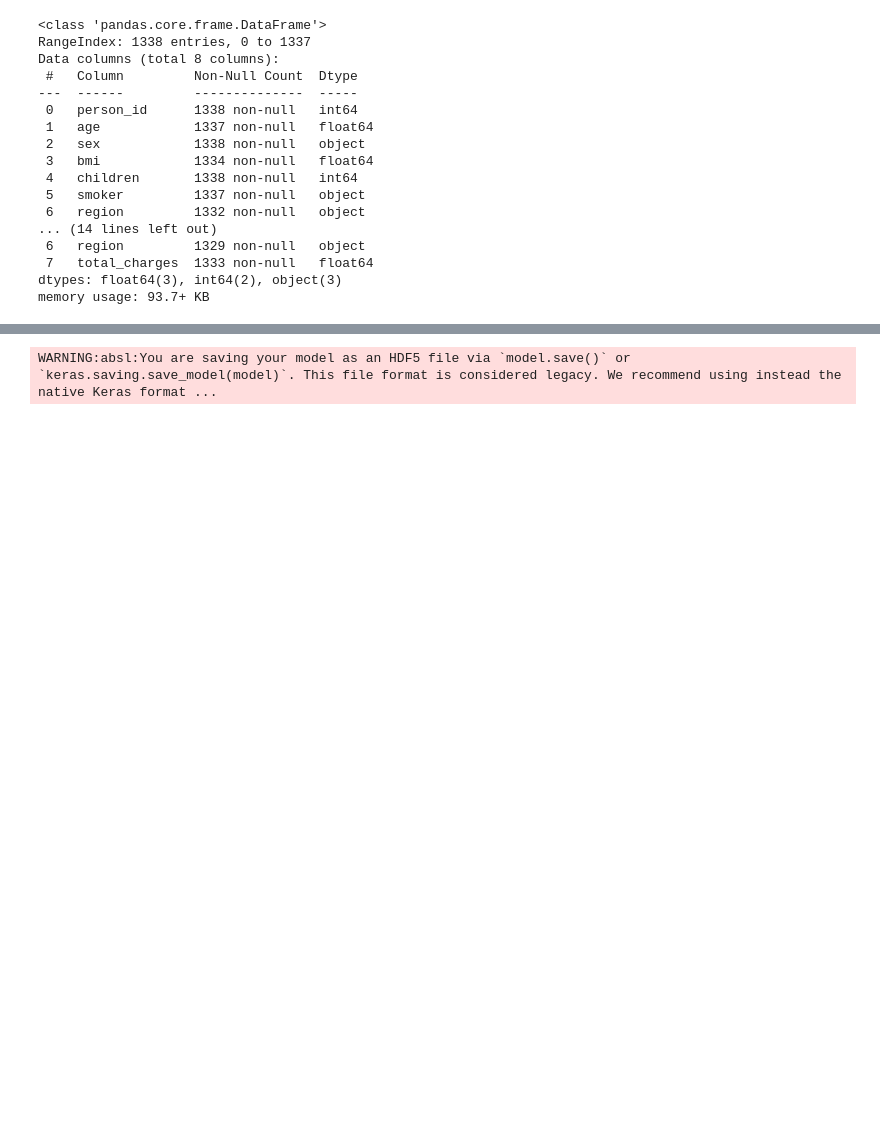
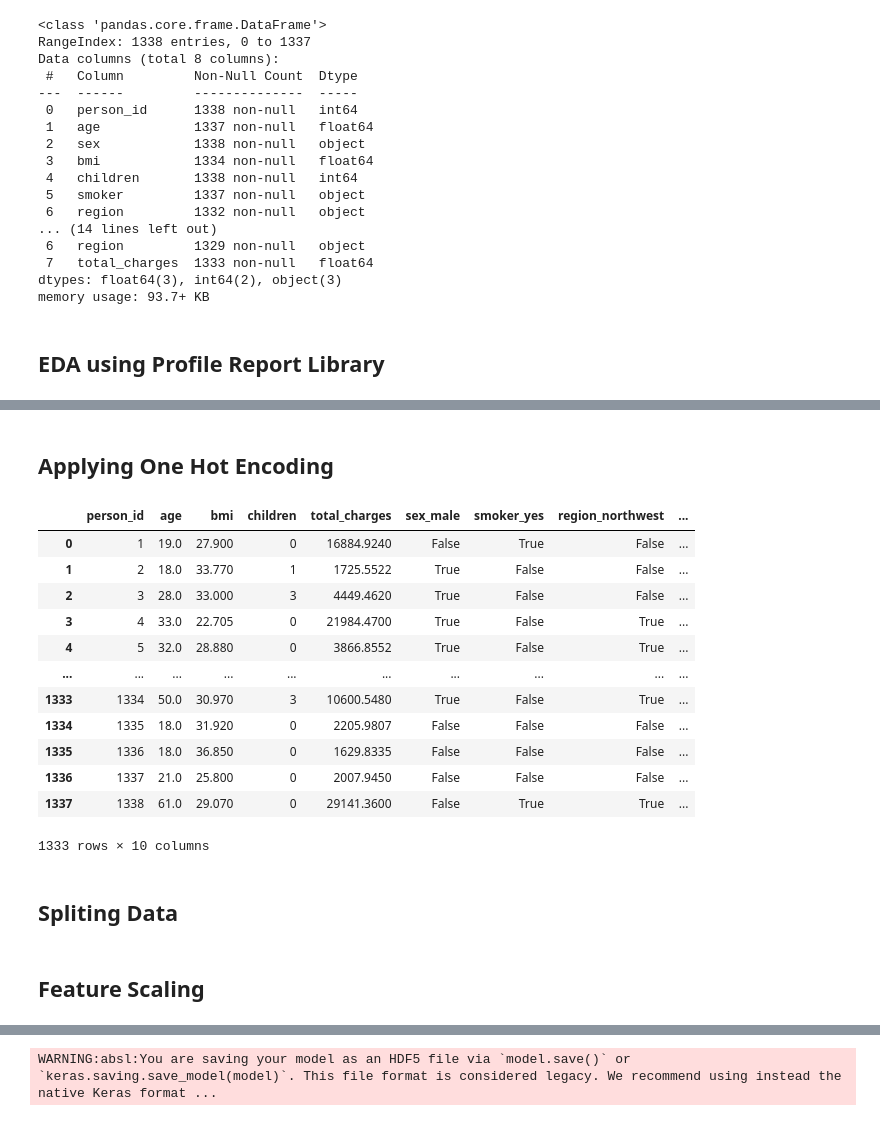
Before and after one commit to aniketraut16/VI-SEM-LABS, a Jupyter notebook: Deep Learning/DL_P1.ipynb, the cells around one changed output, grey strips where cells are left out. Drawn from its saved outputs; the diff is of its cells as text; code cells hidden in the pictures; blank space fills up the shorter version.

```diff
--- a/Deep Learning/DL_P1.ipynb
+++ b/Deep Learning/DL_P1.ipynb
@@ -74,15 +80,38 @@ Data columns (total 8 columns):
  7   total_charges  1333 non-null   float64
 dtypes: float64(3), int64(2), object(3)
 memory usage: 93.7+ KB
+# %% [markdown]
+## EDA using Profile Report Library
 # %%
 ProfileReport(df)
 # %% [output]
 [interactive output not drawn]
+# %% [markdown]
+## Applying One Hot Encoding
 # %%
 df = pd.get_dummies(df, columns=['sex', 'smoker', 'region'], drop_first=True)
+df
+# %% [output]
+|  | person_id | age | bmi | children | total_charges | sex_male | smoker_yes | region_northwest | ... |
+| 0 | 1 | 19.0 | 27.900 | 0 | 16884.9240 | False | True | False | ... |
+| 1 | 2 | 18.0 | 33.770 | 1 | 1725.5522 | True | False | False | ... |
+| 2 | 3 | 28.0 | 33.000 | 3 | 4449.4620 | True | False | False | ... |
+| 3 | 4 | 33.0 | 22.705 | 0 | 21984.4700 | True | False | True | ... |
+| 4 | 5 | 32.0 | 28.880 | 0 | 3866.8552 | True | False | True | ... |
+| ... | ... | ... | ... | ... | ... | ... | ... | ... | ... |
+| 1333 | 1334 | 50.0 | 30.970 | 3 | 10600.5480 | True | False | True | ... |
+| 1334 | 1335 | 18.0 | 31.920 | 0 | 2205.9807 | False | False | False | ... |
+| 1335 | 1336 | 18.0 | 36.850 | 0 | 1629.8335 | False | False | False | ... |
+| 1336 | 1337 | 21.0 | 25.800 | 0 | 2007.9450 | False | False | False | ... |
+| 1337 | 1338 | 61.0 | 29.070 | 0 | 29141.3600 | False | True | True | ... |
+1333 rows × 10 columns
+# %% [markdown]
+## Spliting Data
 # %%
 X = df.drop('total_charges', axis=1)
 y = df['total_charges']
 # %%
 X_train, X_test, y_train, y_test = train_test_split(X, y, test_size=0.2, random_state=42)
+# %% [markdown]
+## Feature Scaling
 # %%
```
Also changed, not shown: parts of 11 cells of this notebook.
